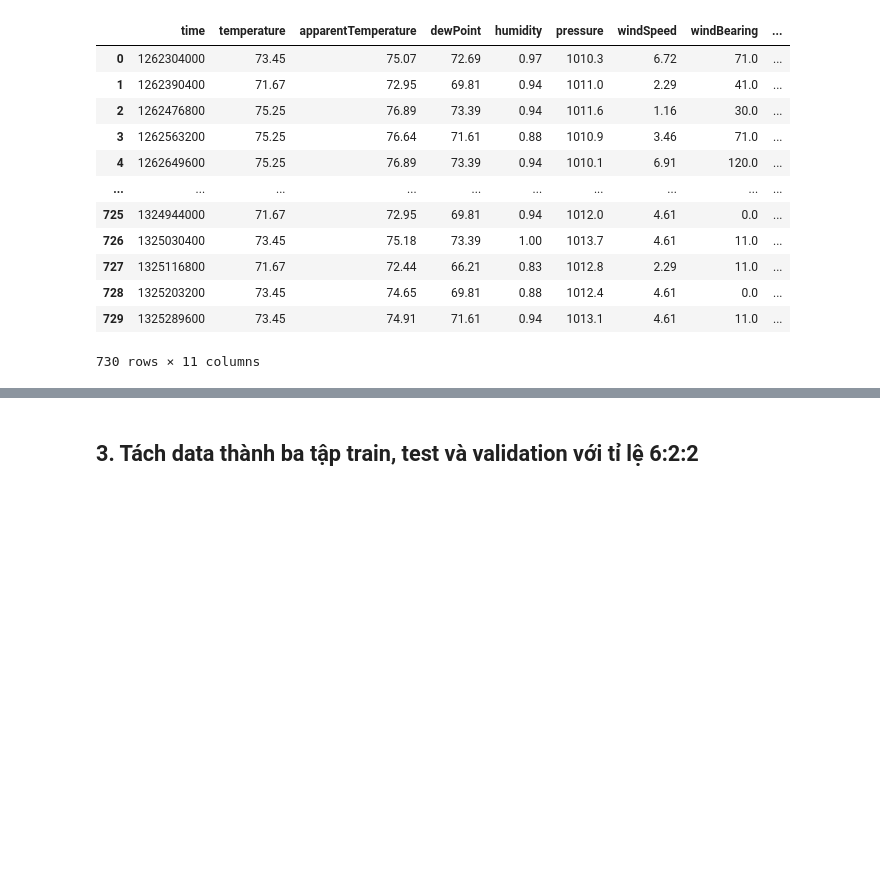
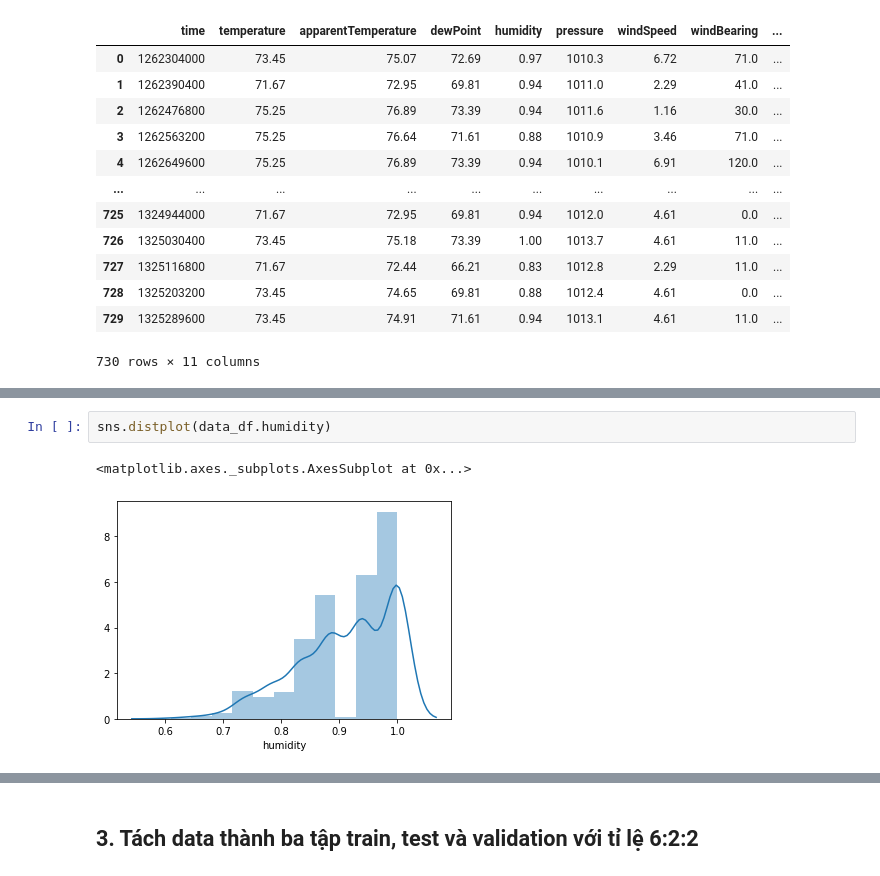
Before and after one commit to hungnd08/DS_Final_Project, a Jupyter notebook: FinalProject.ipynb, the cells around one changed output, grey strips where cells are left out. Cells and saved outputs as stored; diff of their text form; blank space fills up the shorter version.

```diff
--- a/FinalProject.ipynb
+++ b/FinalProject.ipynb
@@ -40,0 +59,5 @@ data_df
+# %%
+sns.distplot(data_df.humidity)
+# %% [output]
+<matplotlib.axes._subplots.AxesSubplot at 0x...>
+[figure, added]
```
Also changed, not shown: parts of 14 cells of this notebook, 2 other files.
